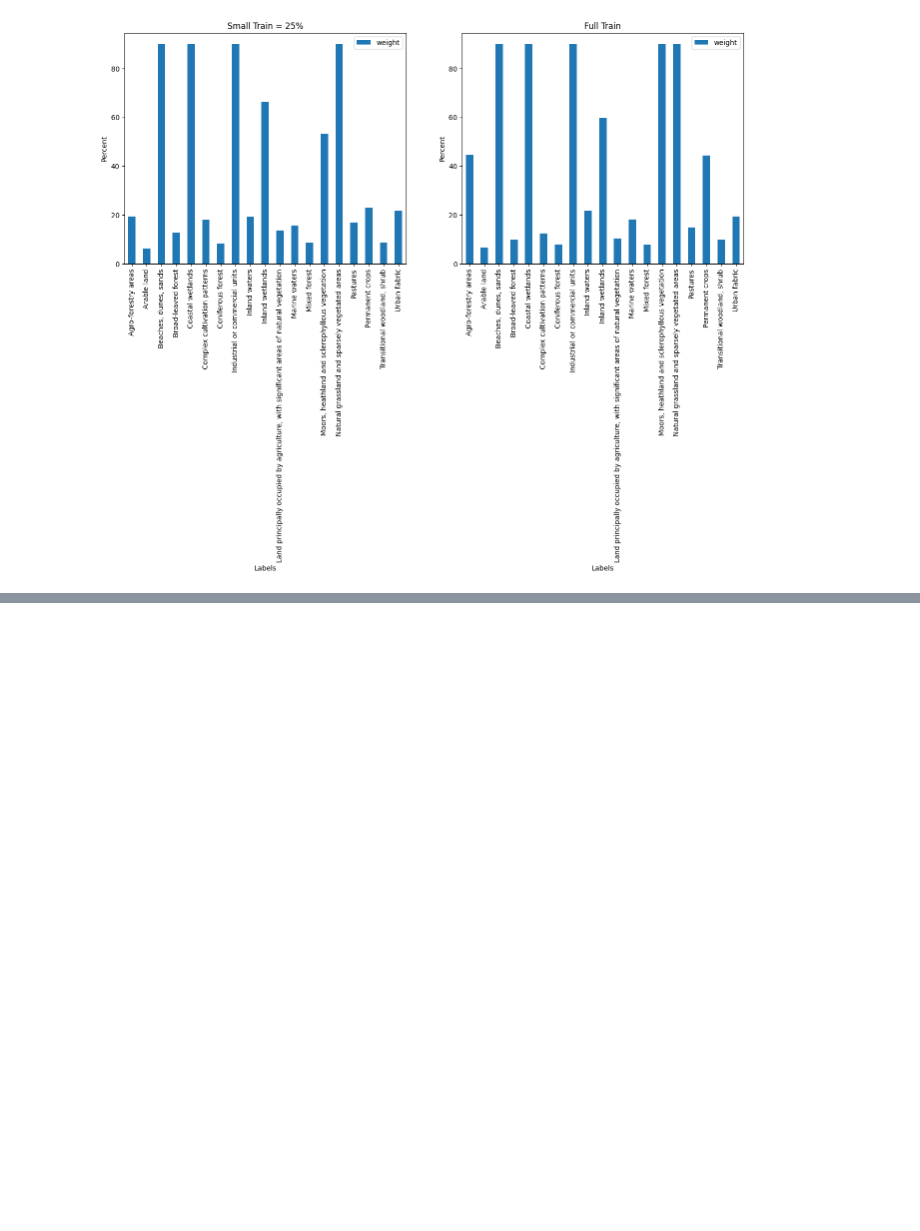
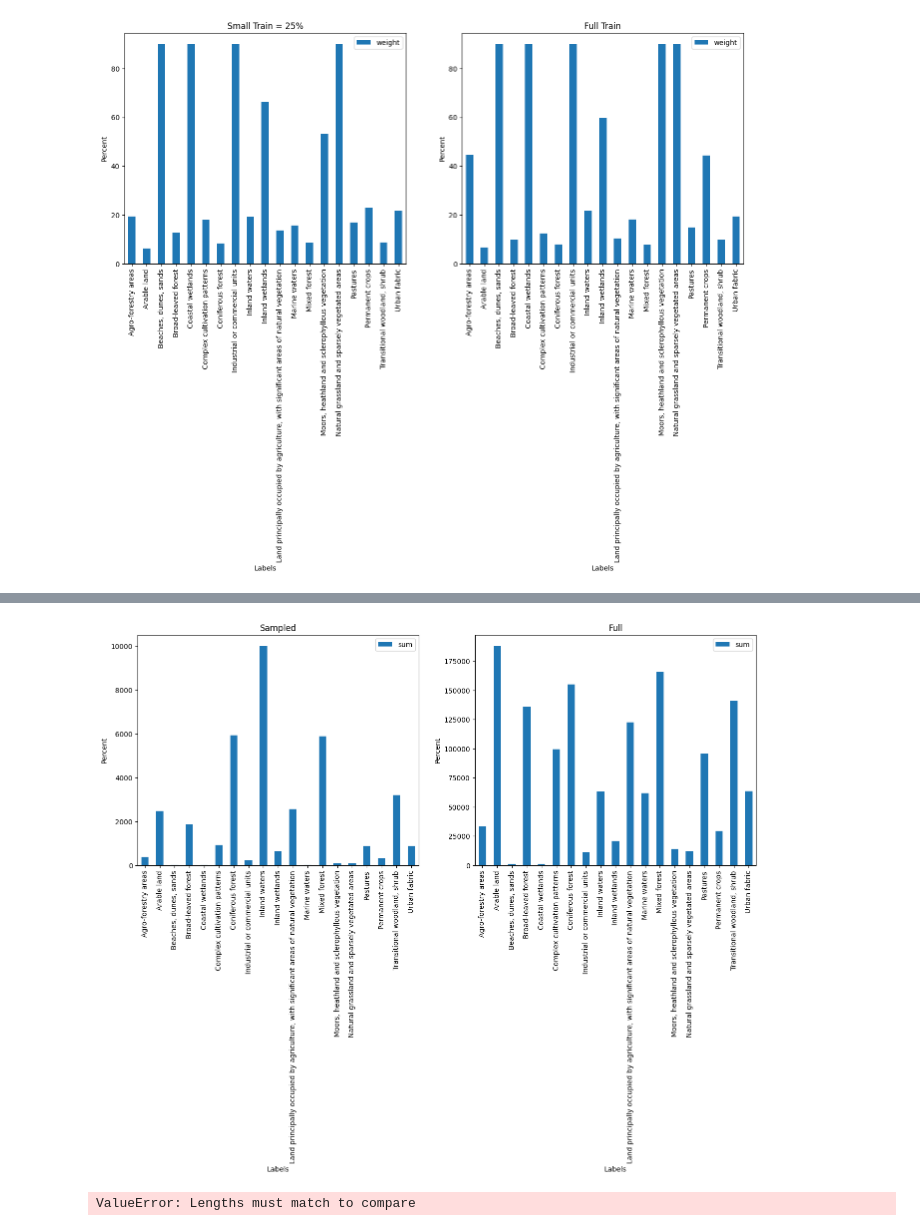
Before and after one commit to emanuel-gf/BigEarthNet-Models, a Jupyter notebook: bigearthnet/explore/imbalanced_classes.ipynb, the cells around one changed output, grey strips where cells are left out. Cells and saved outputs as stored; diff of their text form; code cells hidden in the pictures; blank space fills up the shorter version.

```diff
--- a/bigearthnet/explore/imbalanced_classes.ipynb
+++ b/bigearthnet/explore/imbalanced_classes.ipynb
@@ -303,0 +412,10 @@ plt.show()
+# %%
+df_test2 = concat_df[concat_df['Inland waters']==1].sample(random_state=42,n=10000)
+test2 = analyse_inbalance(df_test2)
+plot_compare(test2, df_sum, 'sum')
+# %% [output]
+[figure, added]
+# %%
+df_verf_.columns==test2.columns
+# %% [output]
+ValueError: Lengths must match to compare
```
Also changed, not shown: parts of 47 cells of this notebook, 12 other files.
